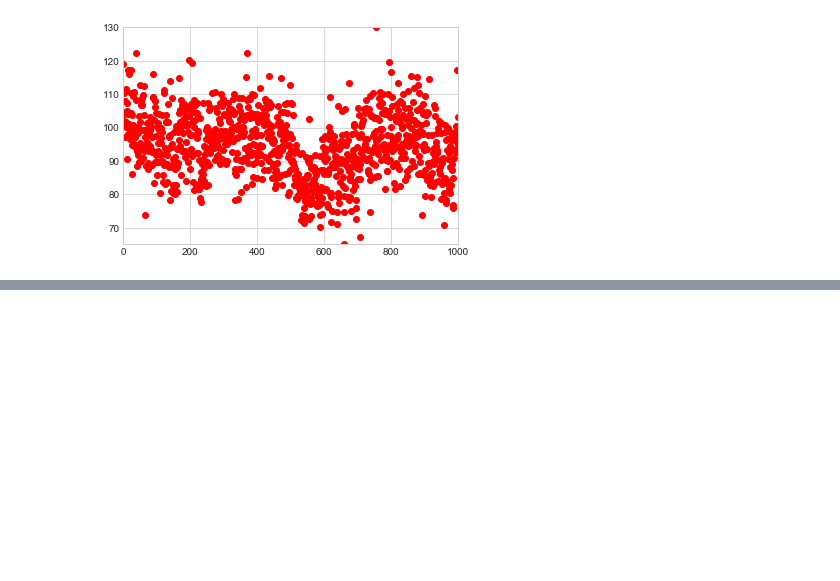
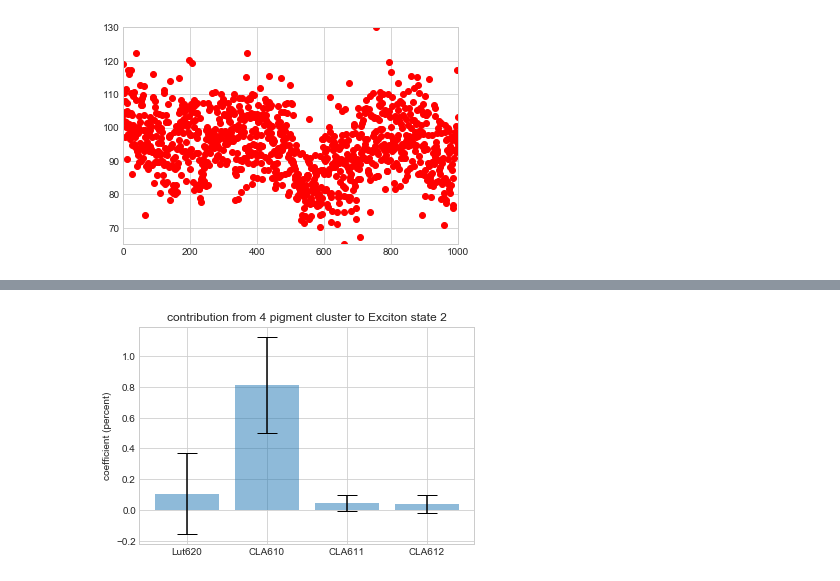
Before and after one commit to DerienFe/Coupling_from_tresp, a Jupyter notebook: view_data.ipynb, the cells around one changed output, grey strips where cells are left out. Saved outputs shown, nothing was run; the diff lists cells and outputs as text; code cells hidden in the pictures; blank space fills up the shorter version.

```diff
--- a/view_data.ipynb
+++ b/view_data.ipynb
@@ -161,0 +217,22 @@ array([[-0.06396518, -0.78336836,  0.61809483, -0.01418598],
+# %%
+#Plotting excitonic state 2 (E2) here:
+
+co_lut620, co_cla610, co_cla611, co_cla612 = sq_vector[:,:,1].T
+
+coefficient = ["Lut620", "CLA610", "CLA611", "CLA612"]
+
+x_pos = np.arange(len(coefficient))
+CTEs = [np.mean(co_lut620),np.mean(co_cla610),np.mean(co_cla611),np.mean(co_cla612)]
+error = [np.std(co_lut620),np.std(co_cla610),np.std(co_cla611),np.std(co_cla612)]
+
+fig, ax = plt.subplots()
+
+ax.bar(x_pos, CTEs, yerr=error, align='center', alpha=0.5, ecolor='black', capsize=10)
+ax.set_ylabel('coefficient (percent)')
+ax.set_xticks(x_pos)
+ax.set_xticklabels(coefficient)
+ax.set_title('contribution from 4 pigment cluster to Exciton state 2')
+ax.yaxis.grid(True)
+#ax.set_ylim([14600, 15400])
+# %% [output]
+[figure, added]
```
Also changed, not shown: parts of 10 cells of this notebook, 9 other files.
